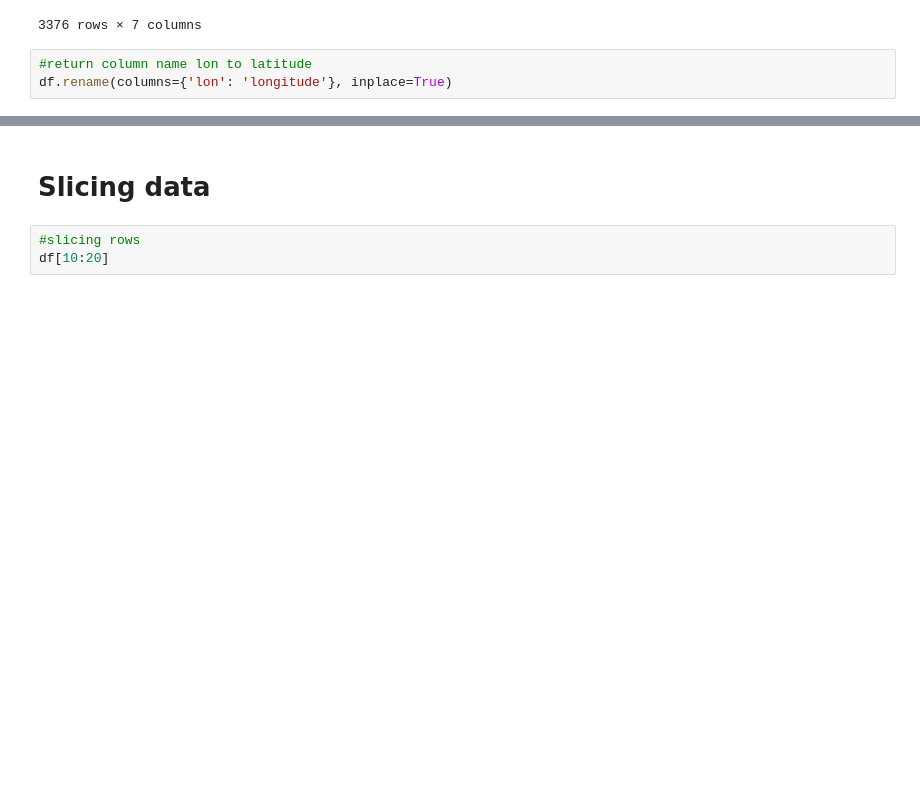
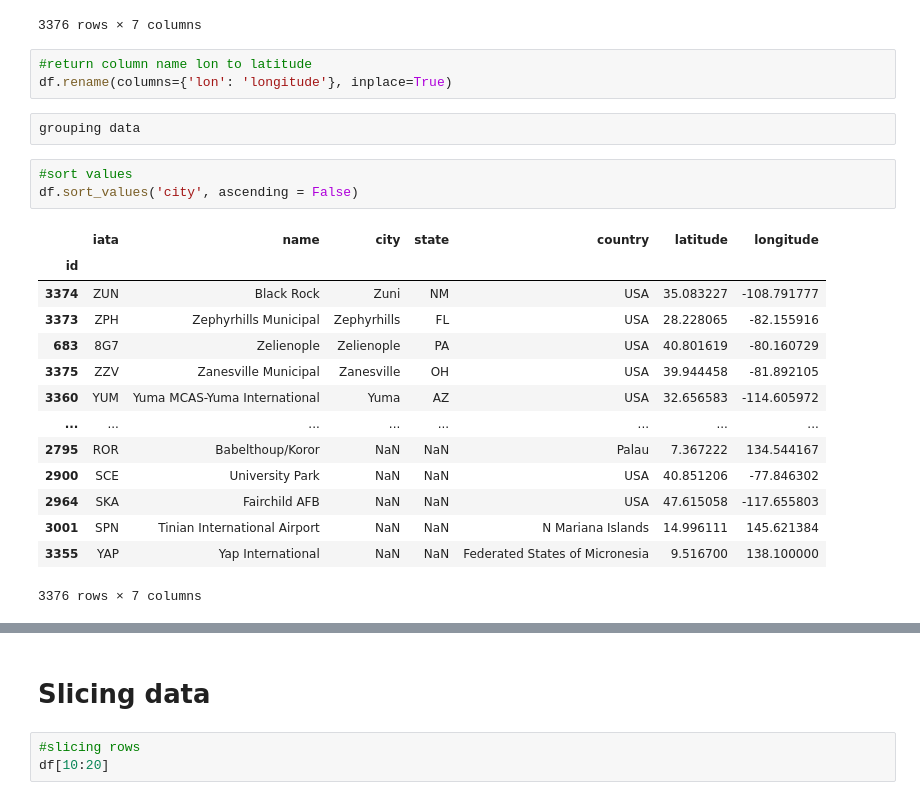
Before and after one commit to xxonam/Personal_Projects, a Jupyter notebook: pd_cheat_sheet/pd_cheatsheet.ipynb, the cells around one changed output, grey strips where cells are left out. Cells and saved outputs as stored; diff of their text form; blank space fills up the shorter version.

```diff
--- a/pd_cheat_sheet/pd_cheatsheet.ipynb
+++ b/pd_cheat_sheet/pd_cheatsheet.ipynb
@@ -131,3 +149,23 @@ df
 # %%
 #return column name lon to latitude
 df.rename(columns={'lon': 'longitude'}, inplace=True)
+# %% [raw]
+grouping data
+# %%
+#sort values
+df.sort_values('city', ascending = False)
+# %% [output]
+|  | iata | name | city | state | country | latitude | longitude |
+| id |  |  |  |  |  |  |  |
+| 3374 | ZUN | Black Rock | Zuni | NM | USA | 35.083227 | -108.791777 |
+| 3373 | ZPH | Zephyrhills Municipal | Zephyrhills | FL | USA | 28.228065 | -82.155916 |
+| 683 | 8G7 | Zelienople | Zelienople | PA | USA | 40.801619 | -80.160729 |
+| 3375 | ZZV | Zanesville Municipal | Zanesville | OH | USA | 39.944458 | -81.892105 |
+| 3360 | YUM | Yuma MCAS-Yuma International | Yuma | AZ | USA | 32.656583 | -114.605972 |
+| ... | ... | ... | ... | ... | ... | ... | ... |
+| 2795 | ROR | Babelthoup/Koror | NaN | NaN | Palau | 7.367222 | 134.544167 |
+| 2900 | SCE | University Park | NaN | NaN | USA | 40.851206 | -77.846302 |
+| 2964 | SKA | Fairchild AFB | NaN | NaN | USA | 47.615058 | -117.655803 |
+| 3001 | SPN | Tinian International Airport | NaN | NaN | N Mariana Islands | 14.996111 | 145.621384 |
+| 3355 | YAP | Yap International | NaN | NaN | Federated States of Micronesia | 9.516700 | 138.100000 |
+3376 rows × 7 columns
```
Also changed, not shown: parts of 22 cells of this notebook, 7 other files.
